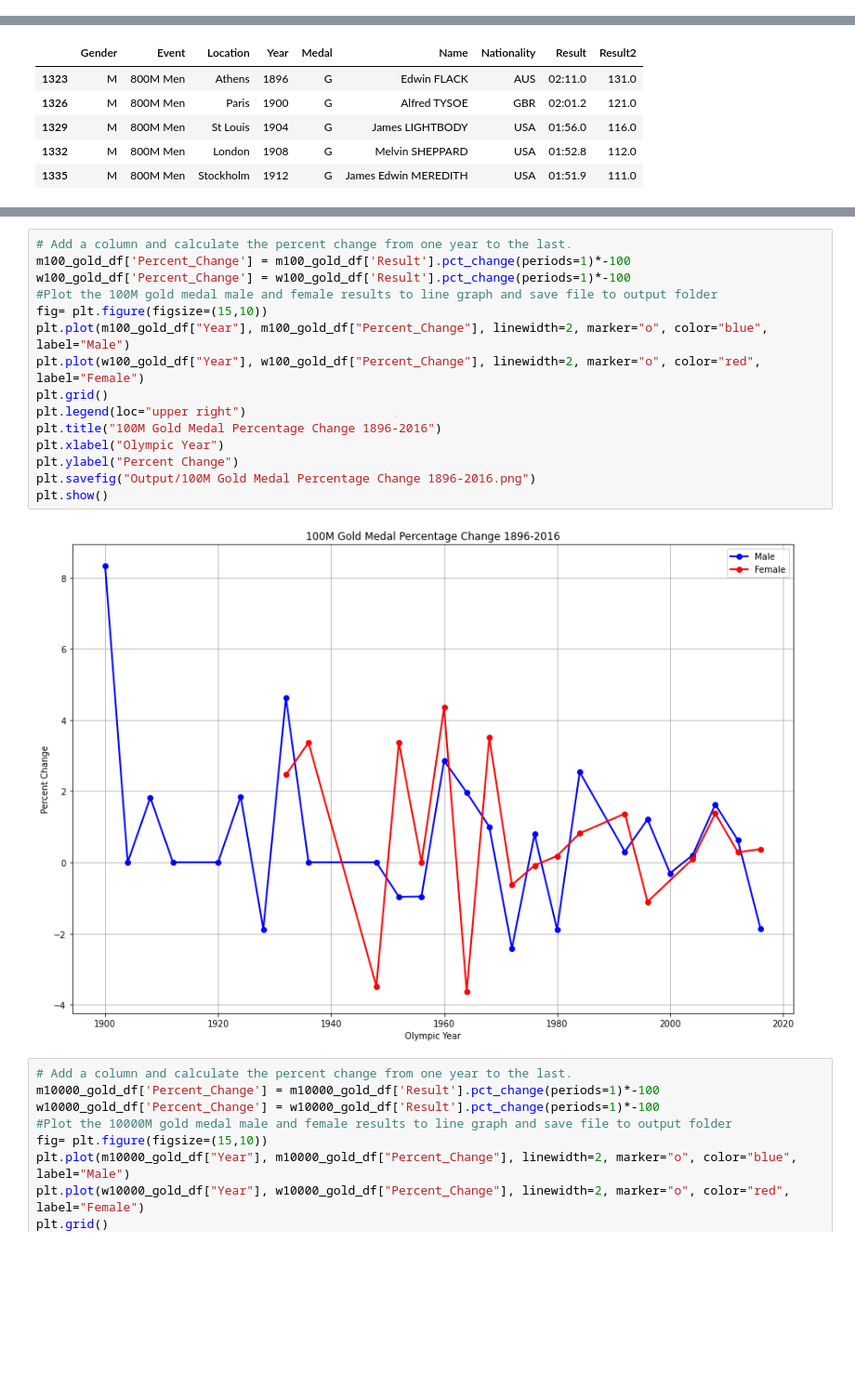
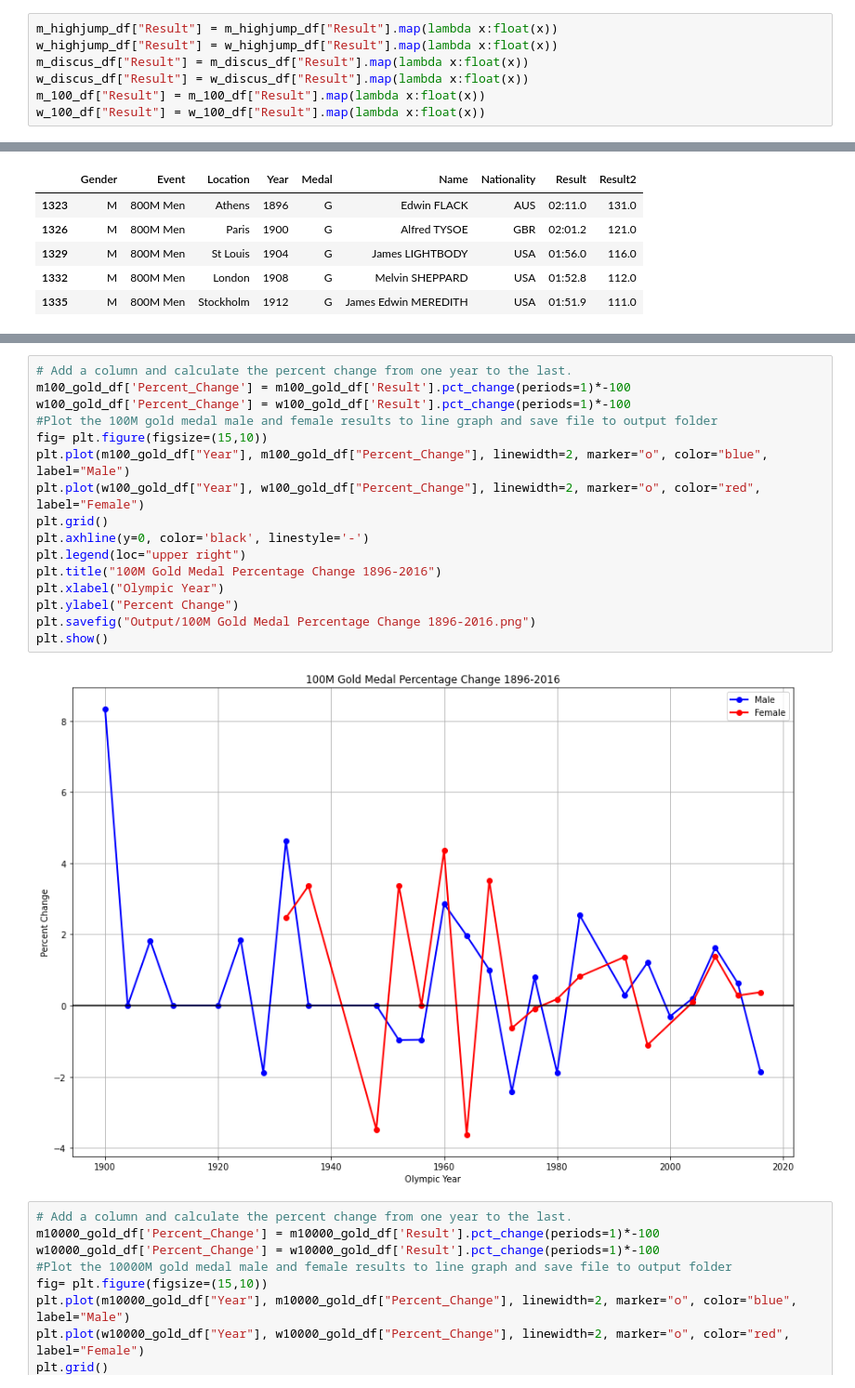
Before and after one commit to dstagner63/Project1, a Jupyter notebook: master_file.ipynb, the cells around one changed output, grey strips where cells are left out. Shown at 93% size. Saved outputs shown, nothing was run; the diff lists cells and outputs as text; blank space fills up the shorter version.

```diff
--- a/master_file.ipynb
+++ b/master_file.ipynb
@@ -41,0 +34,7 @@ See the caveats in the documentation: https://pandas.pydata.org/pandas-docs/stab
+# %%
+m_highjump_df["Result"] = m_highjump_df["Result"].map(lambda x:float(x))
+w_highjump_df["Result"] = w_highjump_df["Result"].map(lambda x:float(x))
+m_discus_df["Result"] = m_discus_df["Result"].map(lambda x:float(x))
+w_discus_df["Result"] = w_discus_df["Result"].map(lambda x:float(x))
+m_100_df["Result"] = m_100_df["Result"].map(lambda x:float(x))
+w_100_df["Result"] = w_100_df["Result"].map(lambda x:float(x))
@@ -566,20 +597,21 @@ plt.show()
 # %%
 # Add a column and calculate the percent change from one year to the last.
 m100_gold_df['Percent_Change'] = m100_gold_df['Result'].pct_change(periods=1)*-100
 w100_gold_df['Percent_Change'] = w100_gold_df['Result'].pct_change(periods=1)*-100
 #Plot the 100M gold medal male and female results to line graph and save file to output folder
 fig= plt.figure(figsize=(15,10))
 plt.plot(m100_gold_df["Year"], m100_gold_df["Percent_Change"], linewidth=2, marker="o", color="blue", label="Male")
 plt.plot(w100_gold_df["Year"], w100_gold_df["Percent_Change"], linewidth=2, marker="o", color="red", label="Female")
 plt.grid()
+plt.axhline(y=0, color='black', linestyle='-')
 plt.legend(loc="upper right")
 plt.title("100M Gold Medal Percentage Change 1896-2016")
 plt.xlabel("Olympic Year")
 plt.ylabel("Percent Change")
 plt.savefig("Output/100M Gold Medal Percentage Change 1896-2016.png")
 plt.show()
 # %% [output]
-[figure, old version]
+[figure, new version]
 # %%
 # Add a column and calculate the percent change from one year to the last.
 m10000_gold_df['Percent_Change'] = m10000_gold_df['Result'].pct_change(periods=1)*-100
```
Also changed, not shown: parts of 9 cells of this notebook.
